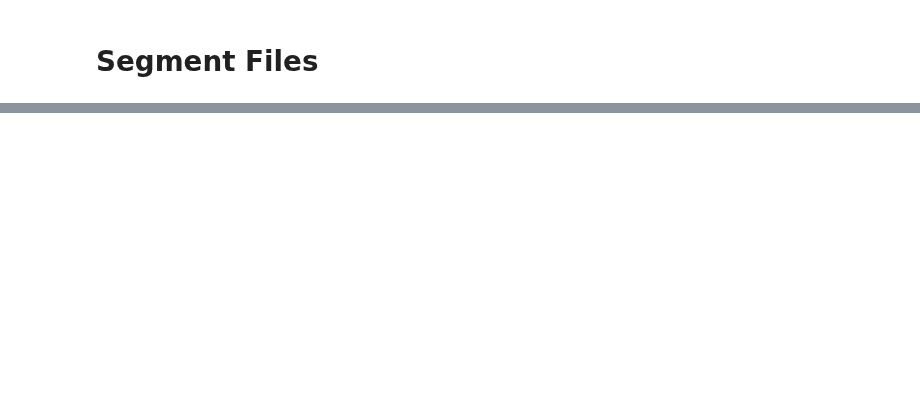
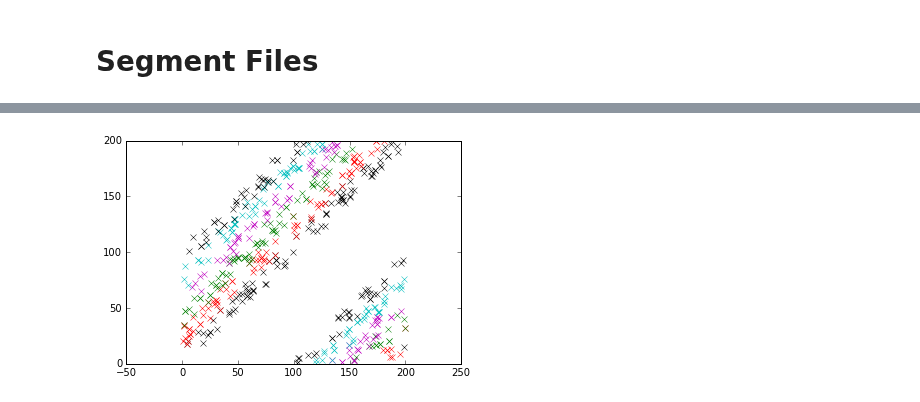
Before and after one commit to CNS-OIST/pycabnn, a Jupyter notebook: Output_comparison_evaluation.ipynb, the cells around one changed output, grey strips where cells are left out. Drawn from its saved outputs; the diff is of its cells as text; code cells hidden in the pictures; blank space fills up the shorter version.

```diff
--- a/Output_comparison_evaluation.ipynb
+++ b/Output_comparison_evaluation.ipynb
@@ -491,0 +394,70 @@ plt.plot(np.sqrt(cx[:,0]**2 + cx[:,1]**2), cx[:,2])
+# %%
+cc = ['kx', 'rx', 'gx', 'mx', 'cx']
+
+if True:
+    so, do, sor, tar = so_aa, do_aa, sor_aa, tar_aa
+else:
+    so, do, sor, tar = so_pf, do_pf, sor_pf, tar_pf
+
+print (min(do_aa), max(do_aa))
+
+
+
+for i in np.unique(so[:,0]).astype('int'):
+    #idx = so[:,0] == i
+    idx = np.logical_and(so[:,0]== i, so[:,1] == 1.0)
+    print (sum(idx))
+    if len(idx)>0:
+        si = sor[idx].ravel().astype('int')
+        ti = tar[idx].ravel().astype('int')
+        di = do[idx].ravel()
+
+        gri = grc[si]
+        goi = goc[ti]
+
+        #gri = grt[np.logical_and([so[:,1] == 1.0], idx)]
+        #goi = got[np.logical_and([so[:,1] == 1.0], idx)]
+
+        #for the parallel fiber
+        #plt.plot(np.linalg.norm(gri- goi, axis = 1), di, cc[(i-1)%len(cc)])
+
+        #plt.plot(np.sign(gri[:,2] - goi[:,2])*np.linalg.norm(gri- goi, axis = 1), di, cc[(i-1)%len(cc)])
+
+        #plt.plot(np.linalg.norm(gri- goi, axis = 1) - di, cc[(i-1)%len(cc)])
+        dif = np.linalg.norm(gri[:,:2]- goi[:,:2], axis = 1)- di
+
+        #plt.plot(np.mean(dif[dif>-100]), cc[(i-1)%len(cc)])
+        difm = np.mean(dif[dif>-100])
+        dim = np.mean(di[dif>-100])
+        print (difm, dim, difm/dim)
+
+        alpha = np.pi/4
+
+        d = np.linalg.norm((gri-goi)[:,[0,1]], axis = 1)
+        #d = np.sqrt (gri)
+        lpp  = d*np.tan(alpha)
+        lp = gri[:,2]- goi[:,2]
+
+        di_pred = lpp - lp
+
+        #plt.plot(di_pred, di, cc[(i-1)%len(cc)])
+        plt.plot(goi[:,2], gri[:,2], cc[(i-1)%len(cc)])
+        #plt.plot(np.linalg.norm(gri[:,:2]- goi[:,:2], axis = 1)- di, cc[(i-1)%len(cc)])
+
+        #for aa
+        #plt.plot(gri[:,0]- goi[:,0], di, cc[(i-1)%len(cc)])
+        #plt.plot(gri[:,2]- goi[:,2], di, cc[(i-1)%len(cc)])
+        #plt.plot(goi[:,2], di, cc[i-2])
+
+        #mm = np.argmax(di)
+        #print (grt[si[mm],2] - goc[ti[mm],2])
+
+        plt.axis('equal')
+        #plt.plot(goi[:,0], di, 'xr')
+
+#plt.figure()
+
+#plt.ylim((-100,50))
+
+#plt.plot(np.sqrt(cx[:,0]**2 + cx[:,1]**2), cx[:,2])
+# %% [output]
@@ -492,3 +477,4 @@ plt.plot(np.sqrt(cx[:,0]**2 + cx[:,1]**2), cx[:,2])
+[figure, added]
 # %%
 so_aa= read_in_coordfile('Output_default/output_full_def/AAtoGoCsegments.dat')
 so_pf= read_in_coordfile('Output_default/output_full_def/PFtoGoCsegments.dat')
```
Also changed, not shown: parts of 23 cells of this notebook, 2 other files.
